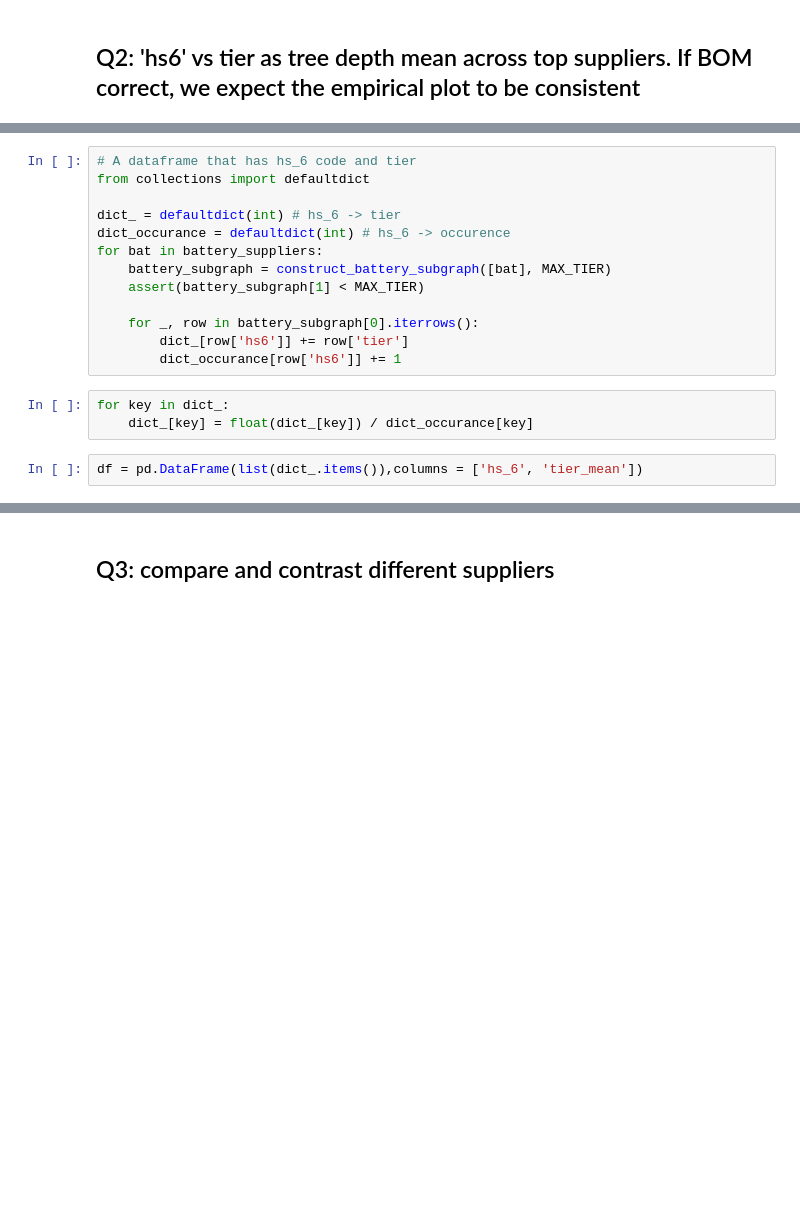
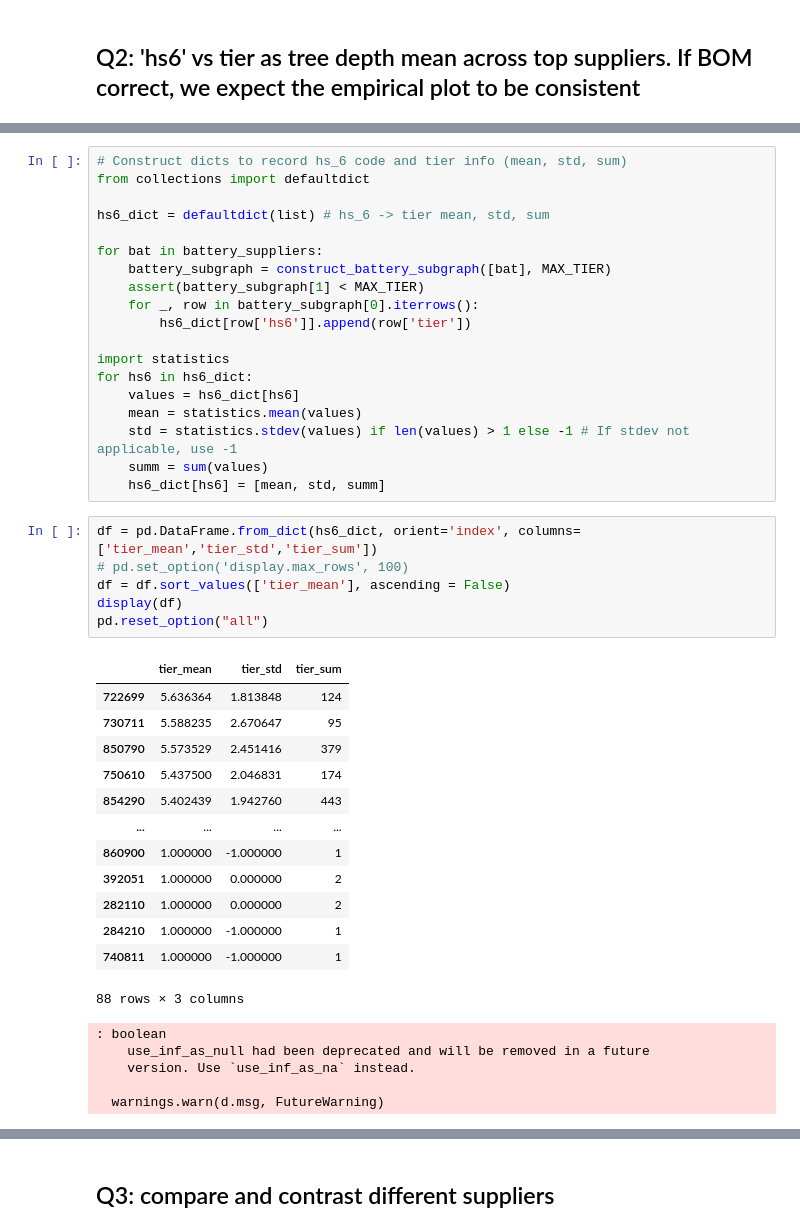
Before and after one commit to juandifers/supply-chain-model, a Jupyter notebook: battery_subgraph_reconstruction.ipynb, the cells around one changed output, grey strips where cells are left out. Cells and saved outputs as stored; diff of their text form; blank space fills up the shorter version.

```diff
--- a/battery_subgraph_reconstruction.ipynb
+++ b/battery_subgraph_reconstruction.ipynb
@@ -202,21 +203,47 @@ construct_battery_subgraph(['dell glXobal b.v'], MAX_TIER)[0]['tier'].values[0]
 # %% [output]
 2
 # %%
-# A dataframe that has hs_6 code and tier
+# Construct dicts to record hs_6 code and tier info (mean, std, sum)
 from collections import defaultdict
 
-dict_ = defaultdict(int) # hs_6 -> tier
-dict_occurance = defaultdict(int) # hs_6 -> occurence
+hs6_dict = defaultdict(list) # hs_6 -> tier mean, std, sum
+
 for bat in battery_suppliers:
     battery_subgraph = construct_battery_subgraph([bat], MAX_TIER)
     assert(battery_subgraph[1] < MAX_TIER)
+    for _, row in battery_subgraph[0].iterrows():
+        hs6_dict[row['hs6']].append(row['tier'])
 
-    for _, row in battery_subgraph[0].iterrows():
-        dict_[row['hs6']] += row['tier']
-        dict_occurance[row['hs6']] += 1
+import statistics
+for hs6 in hs6_dict:
+    values = hs6_dict[hs6]
+    mean = statistics.mean(values)
+    std = statistics.stdev(values) if len(values) > 1 else -1 # If stdev not applicable, use -1
+    summ = sum(values)
+    hs6_dict[hs6] = [mean, std, summ]
-# %%
-for key in dict_:
-    dict_[key] = float(dict_[key]) / dict_occurance[key]
 # %%
-df = pd.DataFrame(list(dict_.items()),columns = ['hs_6', 'tier_mean'])
+df = pd.DataFrame.from_dict(hs6_dict, orient='index', columns=['tier_mean','tier_std','tier_sum'])
+# pd.set_option('display.max_rows', 100)
+df = df.sort_values(['tier_mean'], ascending = False)
+display(df)
+pd.reset_option("all")
+# %% [output]
+|  | tier_mean | tier_std | tier_sum |
+| 722699 | 5.636364 | 1.813848 | 124 |
+| 730711 | 5.588235 | 2.670647 | 95 |
+| 850790 | 5.573529 | 2.451416 | 379 |
+| 750610 | 5.437500 | 2.046831 | 174 |
+| 854290 | 5.402439 | 1.942760 | 443 |
+| ... | ... | ... | ... |
+| 860900 | 1.000000 | -1.000000 | 1 |
+| 392051 | 1.000000 | 0.000000 | 2 |
+| 282110 | 1.000000 | 0.000000 | 2 |
+| 284210 | 1.000000 | -1.000000 | 1 |
+| 740811 | 1.000000 | -1.000000 | 1 |
+88 rows × 3 columns
+: boolean
+    use_inf_as_null had been deprecated and will be removed in a future
+    version. Use `use_inf_as_na` instead.
+
+  warnings.warn(d.msg, FutureWarning)
 # %%
```
Also changed, not shown: parts of 5 cells of this notebook.
